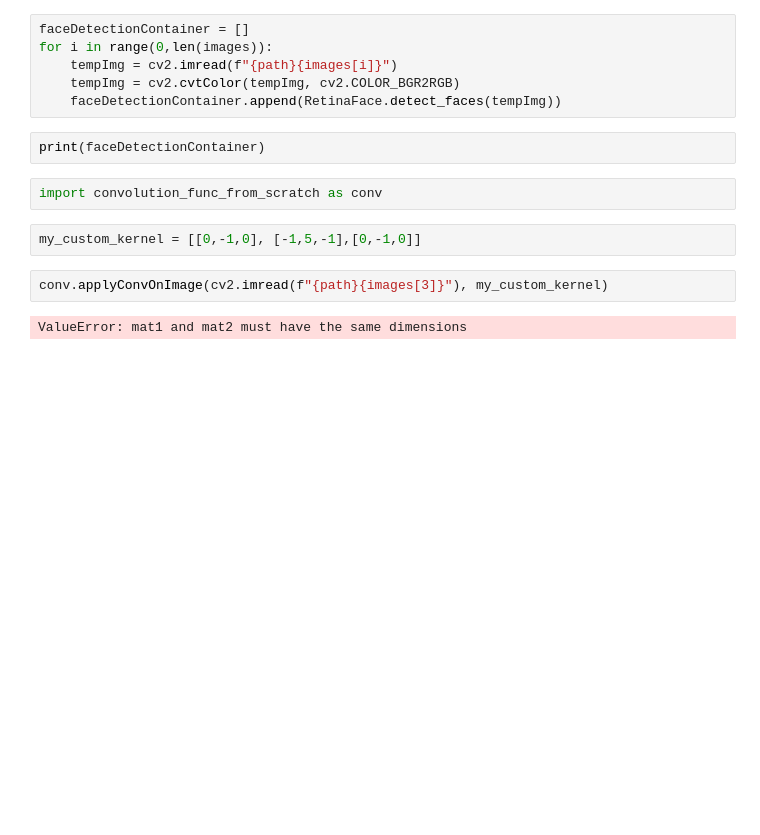
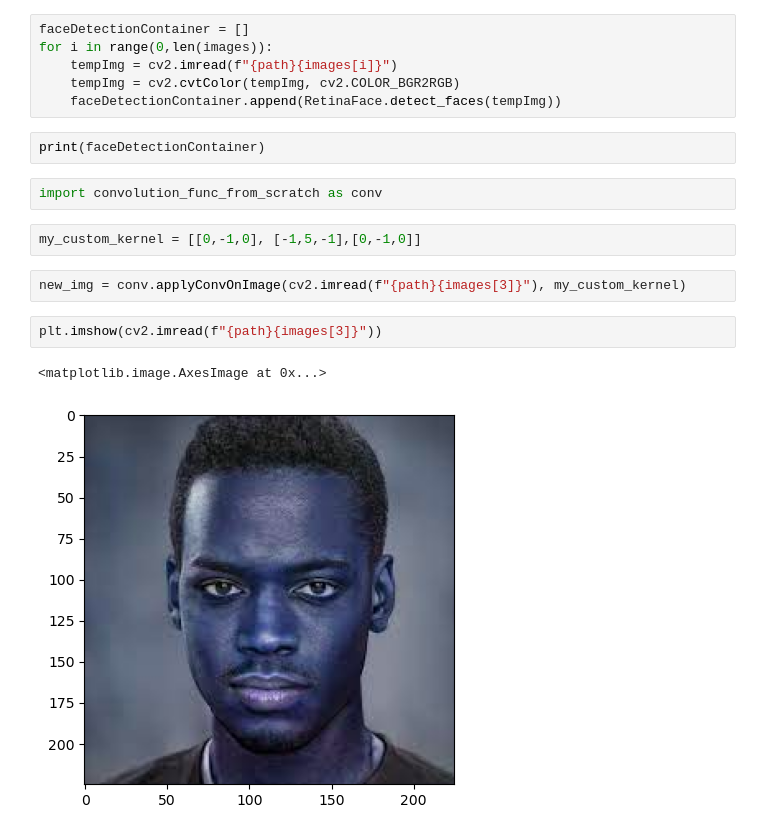
Before and after one commit to PouriaGolsorkhi/ImageProcessingProject, a Jupyter notebook: main.ipynb, the cells around one changed output. Saved outputs shown, nothing was run; the diff lists cells and outputs as text; blank space fills up the shorter version.

```diff
--- a/main.ipynb
+++ b/main.ipynb
@@ -32,6 +25,9 @@ import convolution_func_from_scratch as conv
 # %%
 my_custom_kernel = [[0,-1,0], [-1,5,-1],[0,-1,0]]
 # %%
-conv.applyConvOnImage(cv2.imread(f"{path}{images[3]}"), my_custom_kernel)
+new_img = conv.applyConvOnImage(cv2.imread(f"{path}{images[3]}"), my_custom_kernel)
-# %% [output]
-ValueError: mat1 and mat2 must have the same dimensions
+# %%
+plt.imshow(cv2.imread(f"{path}{images[3]}"))
+# %% [output]
+<matplotlib.image.AxesImage at 0x...>
+[figure, added]
```
Also changed, not shown: parts of 4 cells of this notebook, 1 other file.
